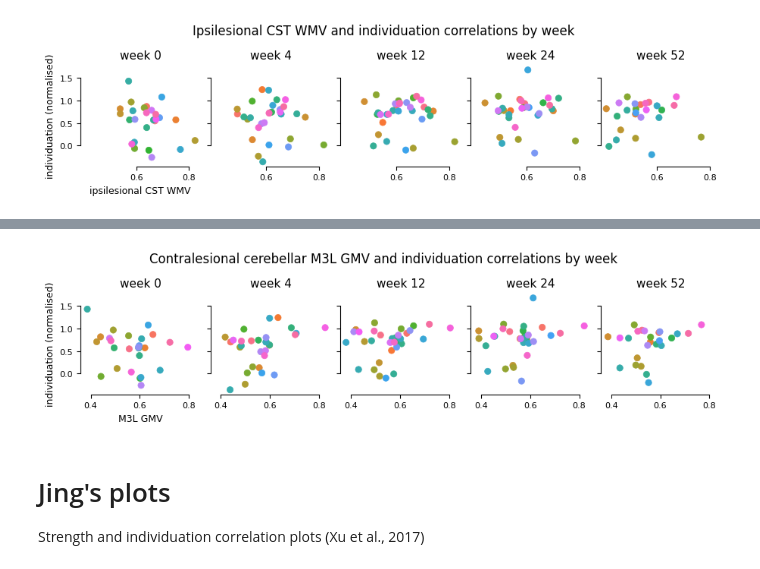
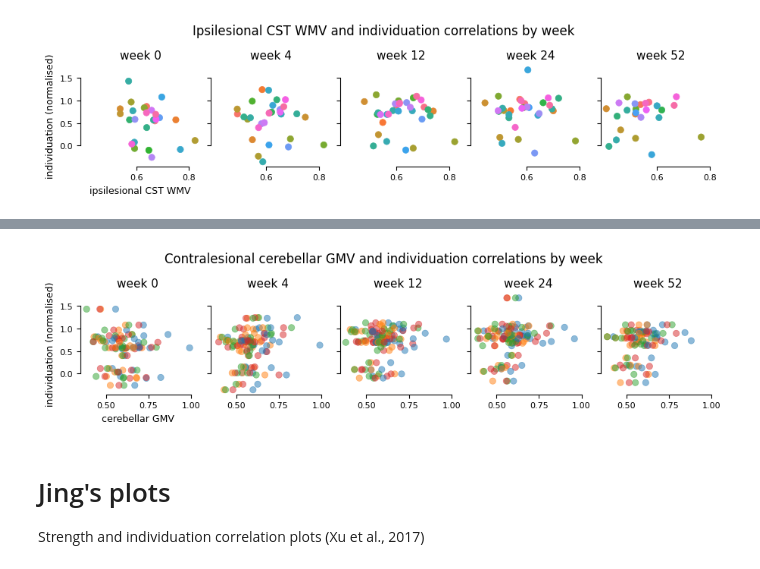
Before and after one commit to medhakp/smarts_cerebellum, a Jupyter notebook: notebooks/correlations_behaviour.ipynb, the cells around one changed output, grey strips where cells are left out. Saved outputs shown, nothing was run; the diff lists cells and outputs as text; code cells hidden in the pictures.

```diff
--- a/notebooks/correlations_behaviour.ipynb
+++ b/notebooks/correlations_behaviour.ipynb
@@ -52,3 +52,29 @@ fig.suptitle(f"Ipsilesional CST WMV and individuation correlations by week", y =
 plt.show()
 # %% [output]
 [figure]
+# %%
+# affected: contralesional cerebellum, paretic hand
+weeks = [0, 4, 12, 24, 52]
+colors = sns.color_palette('rocket', n_colors = 4)
+
+for r, region in enumerate(regions[:4]): # left ROIs
+    fig, axs = plt.subplots(1, 5, figsize = (9,2), sharex = True, sharey = True, constrained_layout = True)
+    for i, week in enumerate(weeks):
+        behav_plot = behav[behav.week == week]
+        contra_cerebel = cerebel[(cerebel.hemisphere == 'L') & (cerebel.Week == week)]# & (cerebel.regionname == cerebellar_region)] # all lesions (mirrored to) right hemisphere
+        aff_df = pd.merge(contra_cerebel, behav_plot, on = ['subj_id'], suffixes = ('_cerebel', '_behav'))
+
+        ax = axs[i]
+        #sns.scatterplot(x = 'mean', y = 'indiv_norm', data = aff_df[aff_df.regionname == region], ax = ax, edgecolor = None, legend = False, alpha = .5, color = colors[r])
+        sns.regplot(x = 'mean', y = 'indiv_norm', data = aff_df[aff_df.regionname == region], ax = ax, color = colors[r])
+        sns.despine(trim = True)
+
+        ax.set_ylabel('')
+        ax.set_xlabel('')
+        ax.set_title(f'week {week}')
+    axs[0].set_ylabel("individuation (normalised)")
+    fig.suptitle(f'GMV in {region} and individuation correlations', y = 1.15)
+    plt.show()
+    #axs[0].set_xlabel(f"{region} GMV")
+
+#fig.suptitle(f"Contralesional cerebellar GMV and individuation correlations by week", y = 1.15)
@@ -55,32 +86,35 @@ plt.show()
 # %%
 # affected: contralesional cerebellum, paretic hand
 weeks = [0, 4, 12, 24, 52]
-cerebellar_region = 'M3L'
+#cerebellar_region = 'M3L'
 
 fig, axs = plt.subplots(1, 5, figsize = (9,2), sharex = True, sharey = True, constrained_layout = True)
 for i, week in enumerate(weeks):
     behav_plot = behav[behav.week == week]
-    contra_cerebel = cerebel[(cerebel.hemisphere == 'L') & (cerebel.Week == week) & (cerebel.regionname == cerebellar_region)] # all lesions (mirrored to) right hemisphere
+    contra_cerebel = cerebel[(cerebel.hemisphere == 'L') & (cerebel.Week == week)]# & (cerebel.regionname == cerebellar_region)] # all lesions (mirrored to) right hemisphere
     aff_df = pd.merge(contra_cerebel, behav_plot, on = ['subj_id'], suffixes = ('_cerebel', '_behav'))
 
     ax = axs[i]
-    sns.scatterplot(x = 'mean', y = 'indiv_norm', data =aff_df, ax = ax, edgecolor = None, hue = 'subj_id', legend = False)
+    sns.scatterplot(x = 'mean', y = 'indiv_norm', data =aff_df, ax = ax, edgecolor = None, hue = 'regionname', legend = False, alpha = .5)
     #sns.regplot(x = 'mean', y = 'indiv_norm', data = aff_df, ax = ax)
     sns.despine(trim = True)
 
     ax.set_ylabel('')
     ax.set_xlabel('')
 
     ax.set_title(f'week {week}')
 
 
 axs[0].set_ylabel("individuation (normalised)")
-axs[0].set_xlabel(f"{cerebellar_region} GMV")
+#axs[0].set_xlabel(f"{cerebellar_region} GMV")
+axs[0].set_xlabel(f"cerebellar GMV")
 
-fig.suptitle(f"Contralesional cerebellar {cerebellar_region} GMV and individuation correlations by week", y = 1.15)
+#fig.suptitle(f"Contralesional cerebellar {cerebellar_region} GMV and individuation correlations by week", y = 1.15)
+fig.suptitle(f"Contralesional cerebellar GMV and individuation correlations by week", y = 1.15)
+
 plt.show()
 # %% [output]
-[figure, old version]
+[figure, new version]
 # %% [markdown]
 # Jing's plots
 Strength and individuation correlation plots (Xu et al., 2017)
```
Also changed, not shown: parts of 1 cell of this notebook.
